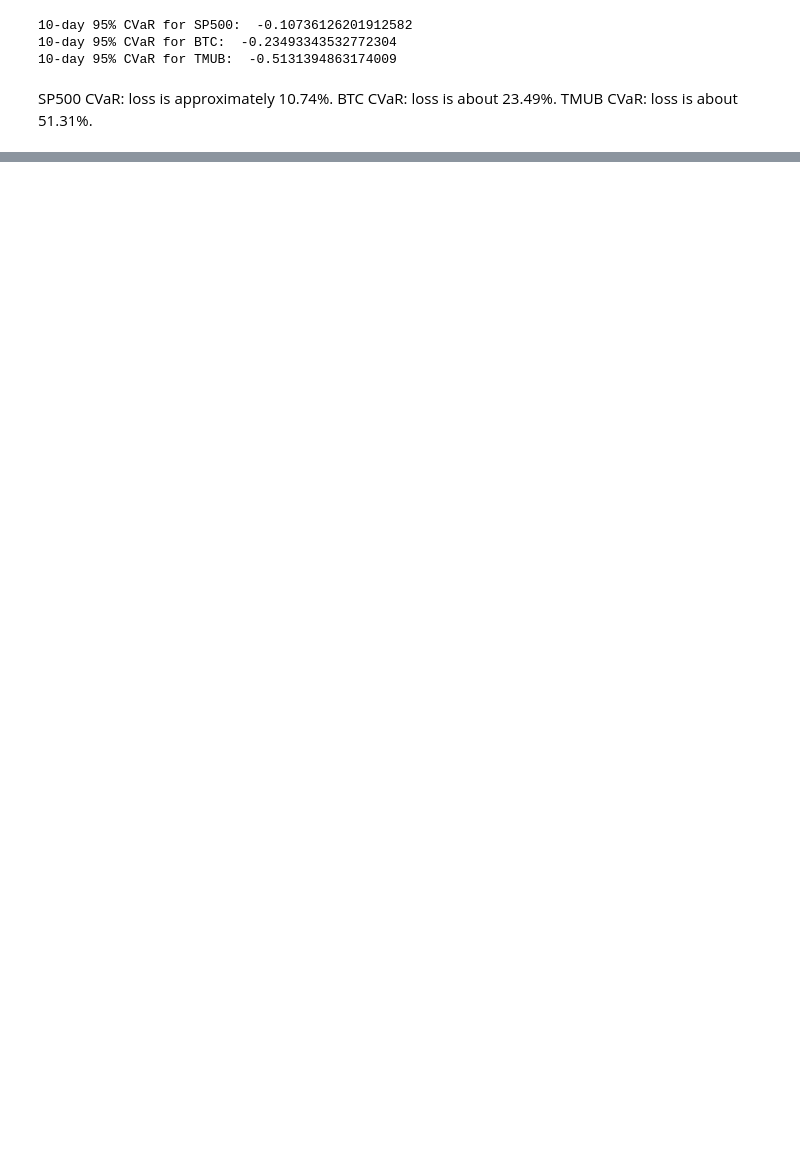
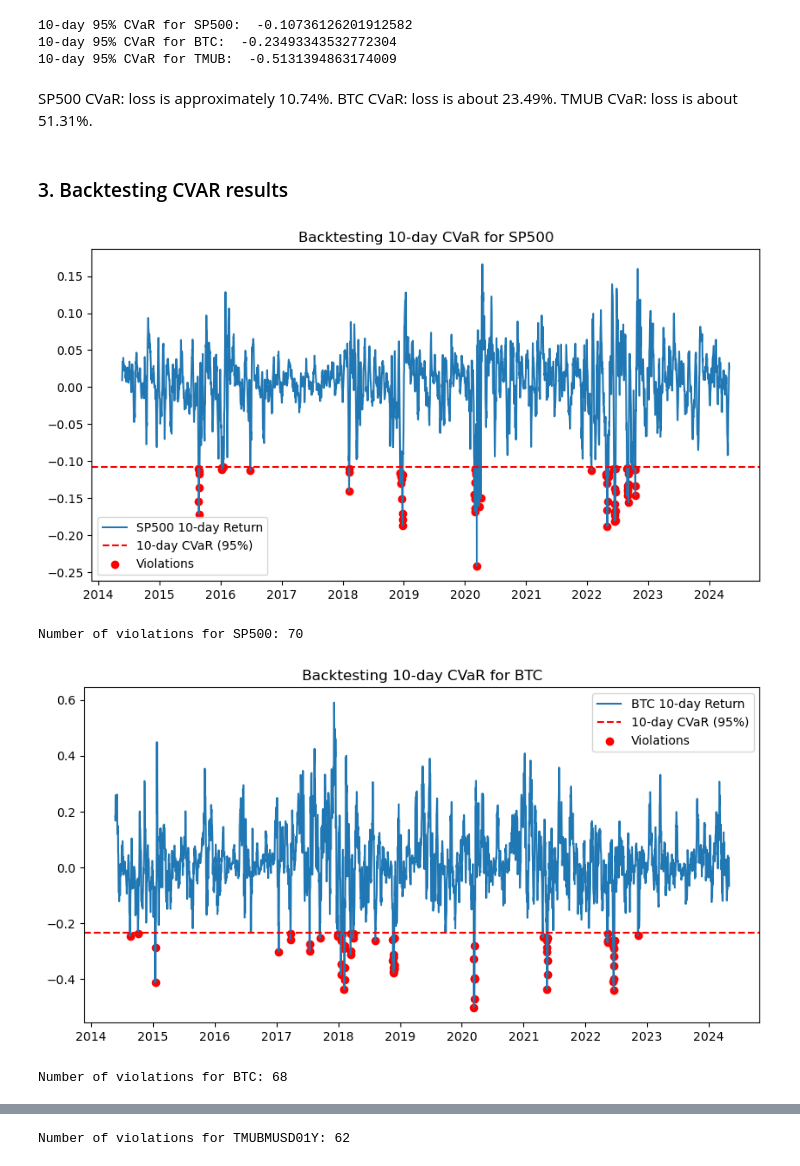
Before and after one commit to IlyaSshnip/RR_project, a Jupyter notebook: !Market Risk Modelling (using VaR metrics).ipynb, the cells around one changed output, grey strips where cells are left out. Saved outputs shown, nothing was run; the diff lists cells and outputs as text; code cells hidden in the pictures; blank space fills up the shorter version.

Commit message:
Added backtesting for CVAR + clean up a repo

```diff
--- a/Market Risk Modelling2 (using VaR metrics).ipynb
+++ b/!Market Risk Modelling (using VaR metrics).ipynb
@@ -1297,3 +1297,44 @@ print("10-day 95% CVaR for TMUB: ", cvar_10day_tmub)
 SP500 CVaR: loss is approximately 10.74%.
 BTC CVaR: loss is about 23.49%.
 TMUB CVaR: loss is about 51.31%.
+# %% [markdown]
+### 3. Backtesting CVAR results
+# %%
+#ChatGPT used
+
+# Function to backtest CVaR
+def backtest_CVaR(series, CVaR):
+    violations = series[series < CVaR]
+    return violations
+
+# Function to plot backtest results
+def plot_backtest(df_assets, asset, CVaR, violations):
+    plt.figure(figsize=(10, 5))
+    plt.plot(df_assets.index, df_assets[f'{asset}_Return_10day'], label=f'{asset} 10-day Return')
+    plt.axhline(y=CVaR, color='r', linestyle='--', label=f'10-day CVaR (95%)')
+    plt.scatter(violations.index, violations, color='red', label='Violations')
+    plt.title(f'Backtesting 10-day CVaR for {asset}')
+    plt.legend()
+    plt.show()
+
+# 10-day CVaR results from your previous calculation
+CVaR_results = {
+    'SP500': cvar_10day_sp500,
+    'BTC': cvar_10day_btc,
+    'TMUBMUSD01Y': cvar_10day_tmub
+}
+
+# List of assets to backtest
+assets = ['SP500', 'BTC', 'TMUBMUSD01Y']
+
+# Backtest CVaR for each asset and plot the results
+for asset in assets:
+    CVaR = CVaR_results[asset]
+    violations = backtest_CVaR(df_assets[f'{asset}_Return_10day'], CVaR)
+    plot_backtest(df_assets, asset, CVaR, violations)
+    print(f"Number of violations for {asset}: {len(violations)}\n")
+# %% [output]
+[figure, added]
+Number of violations for SP500: 70
+[figure, added]
+Number of violations for BTC: 68
@@ -1299,0 +1342 @@ TMUB CVaR: loss is about 51.31%.
+Number of violations for TMUBMUSD01Y: 62
```
Also changed, not shown: parts of 5 cells of this notebook, 4 other files.
